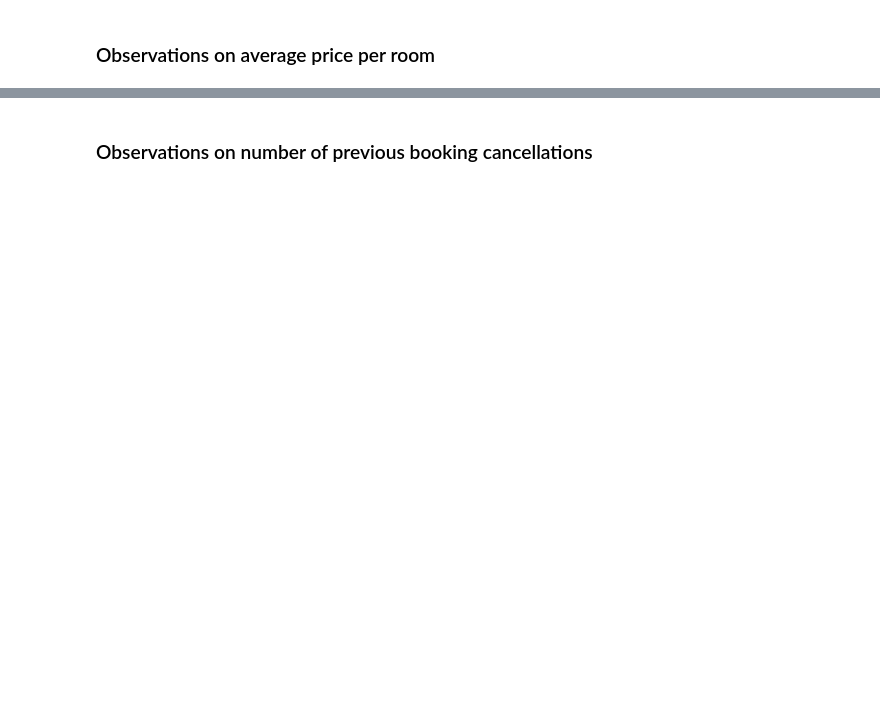
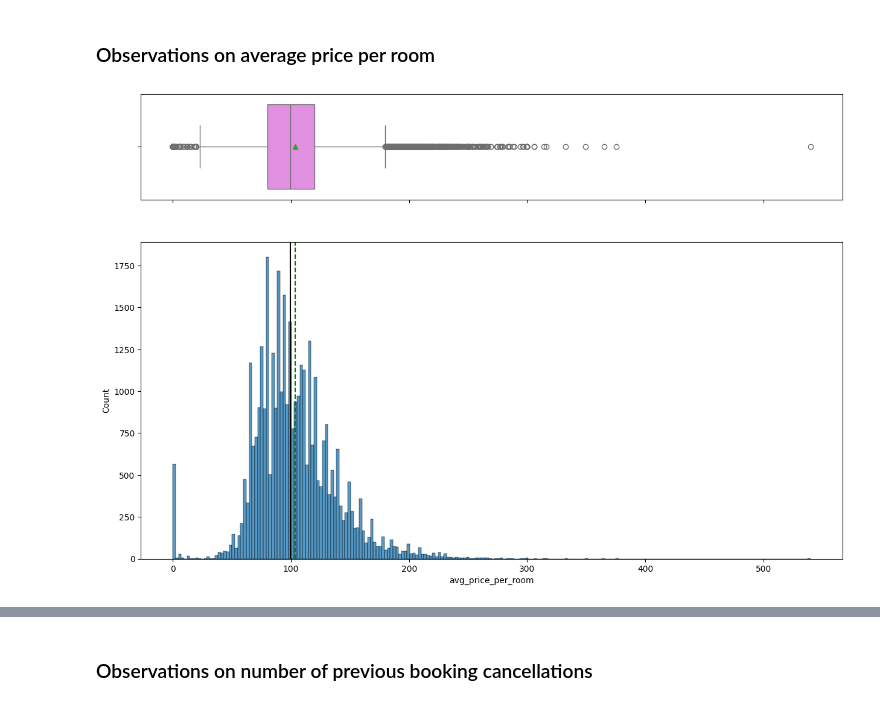
Before and after one commit to atxtori/ActionsExercise, a Jupyter notebook: AJordan_Project_SLC_DSBA_INNHotels_LowCode_V3_1.ipynb, the cells around one changed output, grey strips where cells are left out. Cells and saved outputs as stored; diff of their text form; code cells hidden in the pictures; blank space fills up the shorter version.

```diff
--- a/AJordan_Project_SLC_DSBA_INNHotels_LowCode_V3_1.ipynb
+++ b/AJordan_Project_SLC_DSBA_INNHotels_LowCode_V3_1.ipynb
@@ -148,6 +197,7 @@ data.'_______' ##  Complete the code to check duplicate entries in the data
 # %% [markdown]
 **Let's drop the Booking_ID column first before we proceed forward**.
 # %%
-data = data.'_________' ## Complete the code to drop the Booking_ID column from the dataframe
+data = data.drop('Booking_ID', axis=1)
+ ## Complete the code to drop the Booking_ID column from the dataframe
 # %%
 data.head()
@@ -197,6 +266,9 @@ histogram_boxplot(data, "lead_time")
 # %% [markdown]
 ### Observations on average price per room
 # %%
-histogram_boxplot('_______')  ## Complete the code to create histogram_boxplot for average price per room
+histogram_boxplot(data,'avg_price_per_room')
+## Complete the code to create histogram_boxplot for average price per room
+# %% [output]
+[figure, added]
 # %%
 data[data["avg_price_per_room"] == 0]
```
Also changed, not shown: parts of 121 cells of this notebook.
